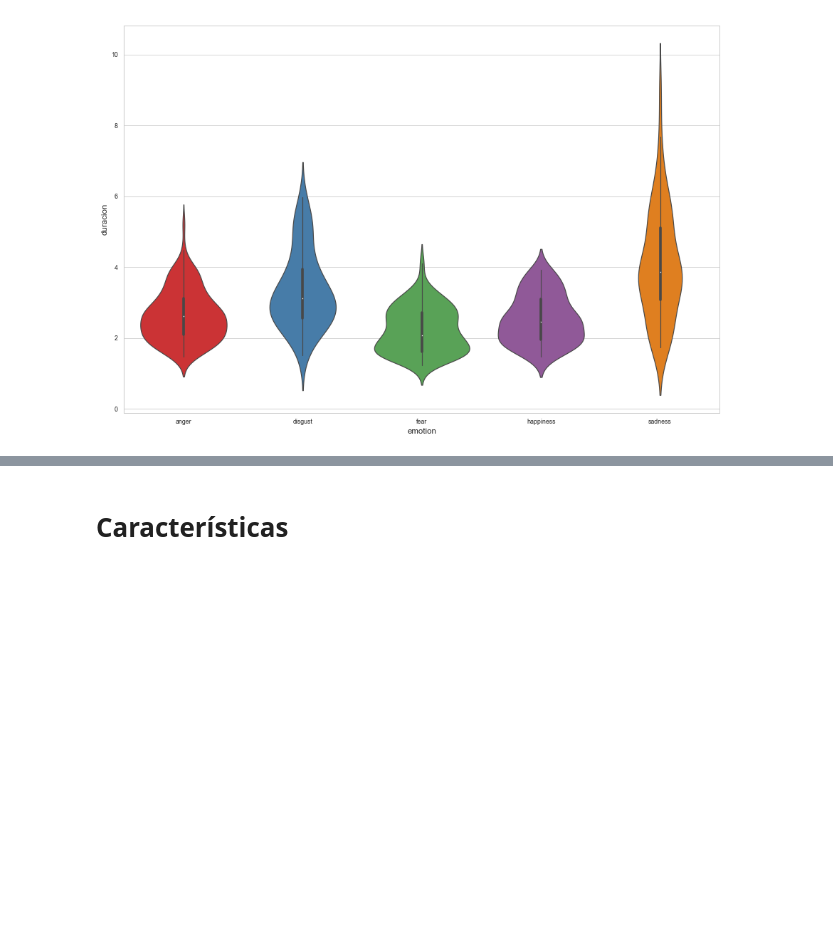
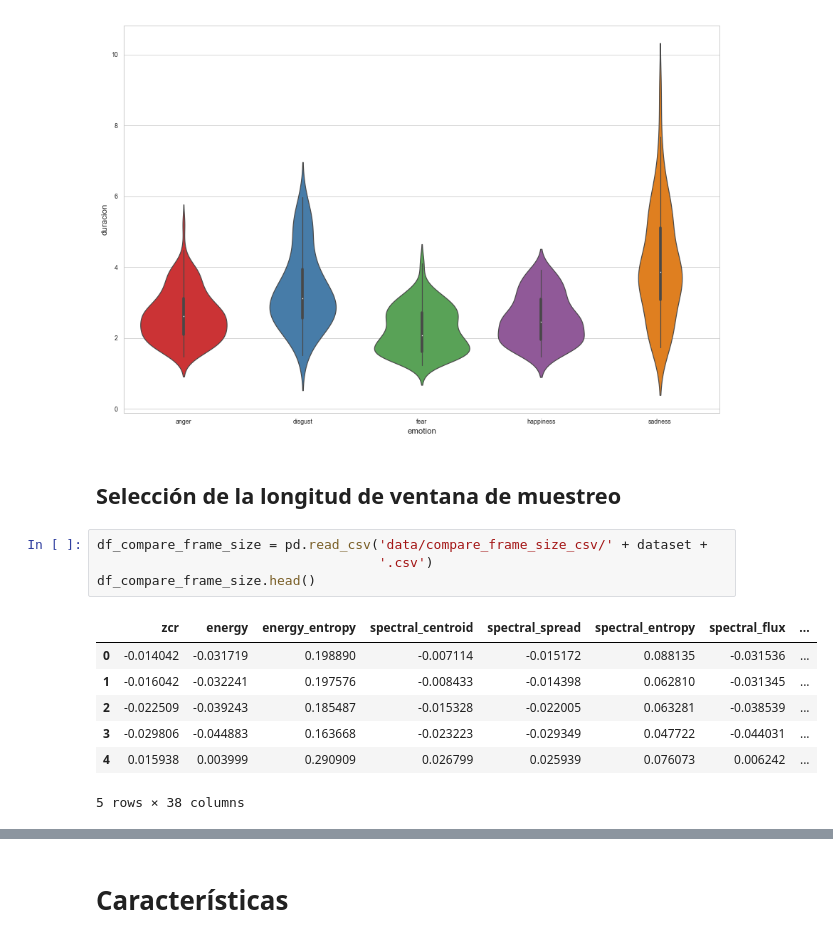
Before and after one commit to micaelgg/tfm-project, a Jupyter notebook: explorando-berlin.ipynb, the cells around one changed output, grey strips where cells are left out. Cells and saved outputs as stored; diff of their text form; blank space fills up the shorter version.

```diff
--- a/explorando-berlin.ipynb
+++ b/explorando-berlin.ipynb
@@ -111,3 +100,17 @@ sns.violinplot(x=df_aux["emotion"], y=df_aux["duracion"])
 # %% [output]
 <matplotlib.axes._subplots.AxesSubplot at 0x...>
 [figure]
+# %% [markdown]
+## Selección de la longitud de ventana de muestreo
+# %%
+df_compare_frame_size = pd.read_csv('data/compare_frame_size_csv/' + dataset +
+                                    '.csv')
+df_compare_frame_size.head()
+# %% [output]
+|  | zcr | energy | energy_entropy | spectral_centroid | spectral_spread | spectral_entropy | spectral_flux | ... |
+| 0 | -0.014042 | -0.031719 | 0.198890 | -0.007114 | -0.015172 | 0.088135 | -0.031536 | ... |
+| 1 | -0.016042 | -0.032241 | 0.197576 | -0.008433 | -0.014398 | 0.062810 | -0.031345 | ... |
+| 2 | -0.022509 | -0.039243 | 0.185487 | -0.015328 | -0.022005 | 0.063281 | -0.038539 | ... |
+| 3 | -0.029806 | -0.044883 | 0.163668 | -0.023223 | -0.029349 | 0.047722 | -0.044031 | ... |
+| 4 | 0.015938 | 0.003999 | 0.290909 | 0.026799 | 0.025939 | 0.076073 | 0.006242 | ... |
+5 rows × 38 columns
```
Also changed, not shown: parts of 18 cells of this notebook, 4 other files.
